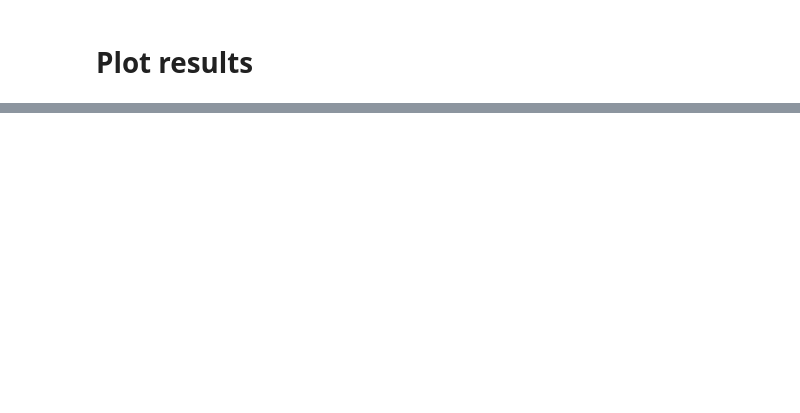
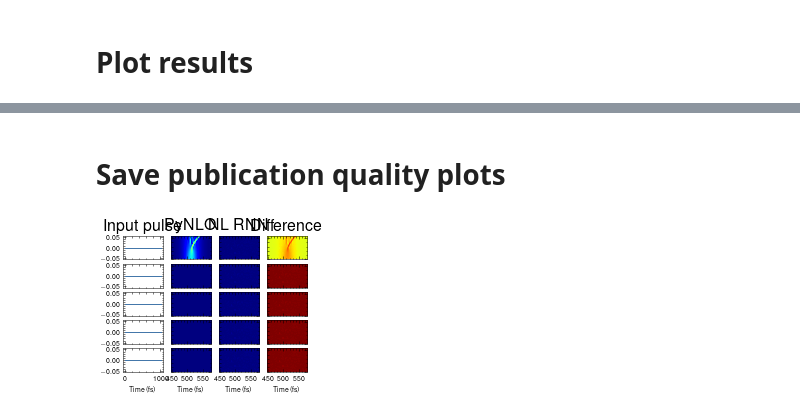
Before and after one commit to jeremythurston/NL_RNN, a Jupyter notebook: RNN_main.ipynb, the cells around one changed output, grey strips where cells are left out. Saved outputs shown, nothing was run; the diff lists cells and outputs as text; code cells hidden in the pictures; blank space fills up the shorter version.

```diff
--- a/RNN_main.ipynb
+++ b/RNN_main.ipynb
@@ -138,0 +95,3 @@ NameError: name 'pynlo' is not defined
+# %%
+pred = np.absolute(model.predict(x_test))
+pred = pred / np.max(pred)
@@ -140,0 +142,40 @@ NameError: name 'pynlo' is not defined
+# %% [markdown]
+# Save publication quality plots
+# %%
+plt.style.use(["science", "nature", "bright"])
+
+_, axes = plt.subplots(5, 4)  # , sharex=True)
+
+for i in range(5):
+    x = pred[i, :, :]
+
+    y = np.absolute(y_test[i, :, :])
+
+    axes[i, 0].plot(np.absolute(np.transpose(x_test[i, 0, :])))
+    axes[i, 0].set_xlabel("Time (fs)")
+
+    axes[i, 1].imshow(y, aspect="auto", cmap="jet", origin="lower")
+    axes[i, 1].set_xlim(512 - 64, 512 + 64)
+    axes[i, 1].set_xlabel("Time (fs)")
+
+    axes[i, 2].imshow(x, aspect="auto", cmap="jet", origin="lower")
+    axes[i, 2].set_xlim(512 - 64, 512 + 64)
+    axes[i, 2].set_xlabel("Time (fs)")
+
+    axes[i, 3].imshow(y - x, aspect="auto", cmap="jet", origin="lower")
+    axes[i, 3].set_xlim(512 - 64, 512 + 64)
+    axes[i, 3].set_xlabel("Time (fs)")
+
+    if i == 0:
+        axes[i, 0].set_title("Input pulse")
+        axes[i, 1].set_title("PyNLO")
+        axes[i, 2].set_title("NL RNN")
+        axes[i, 3].set_title("Difference")
+
+# Hide x labels and tick labels for top plots and y ticks for right plots.
+for axis in axes.flat:
+    axis.label_outer()
+
+plt.savefig(f"figures/results-{int(time.time())}.png", dpi=2400)
+# %% [output]
+[figure, added]
```
Also changed, not shown: parts of 12 cells of this notebook, 2 other files.
